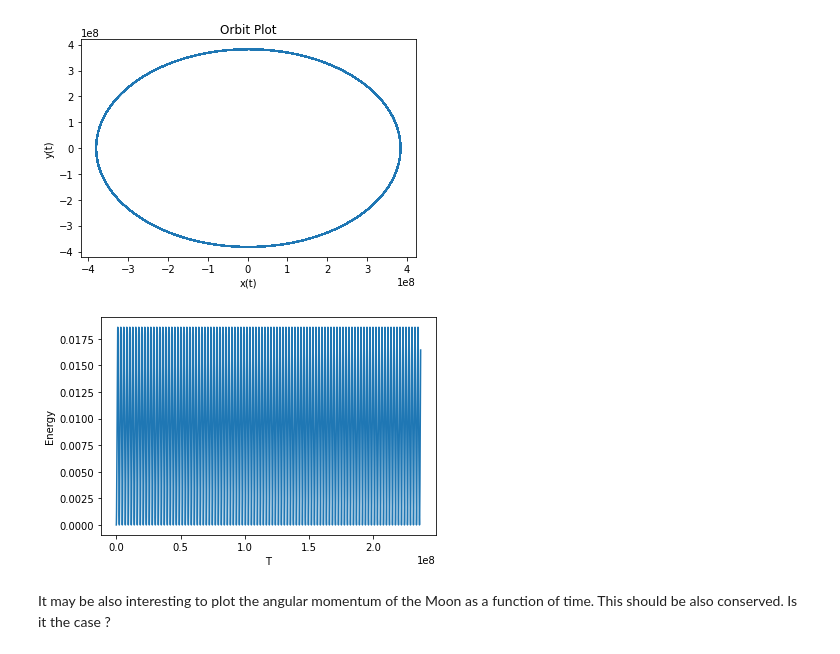
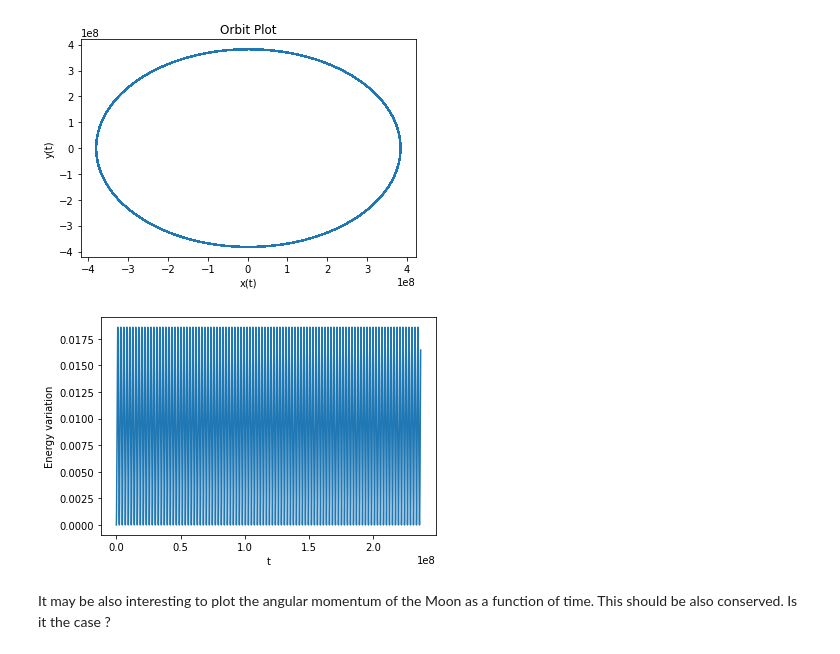
Before and after one commit to fhernandez93/Lecture-5-ODE-PPM, a Jupyter notebook: ODE Training.ipynb, the cells around one changed output. Cells and saved outputs as stored; diff of their text form; code cells hidden in the pictures.

```diff
--- a/ODE Training.ipynb
+++ b/ODE Training.ipynb
@@ -233,11 +233,11 @@ We will take the Earth-Moon system (check mass values on internet, work in METRI
 Write a function called $gravderiv(X,Y,Vx,Vy,t)$ that returns the derivative of vector (X,Y,Vx,Vy)
 # %%
 #Earth-Moon M=6.05×10^24 kg, a= 385776x10^3m, G=6.67408 × 10-11 m3 kg-1 s-2
-M=6.05*(10**24)
-a= 385776*10**3
-G=6.67408*10**-11
+M=6.05e24
+a= 385776e3
+G=6.67408e-11
 y_0=0
-x_0 = 384000*10**3
+x_0 = 384000e3
 v_x_0 = 0
 w = np.sqrt(G*M/a**3)
 V_y_0 =a*w
@@ -497,17 +498,17 @@ plt.show()
 # %%
 #Energy
 T_energy = 0.5 * M * (np.power(moon_result_values_rk4['Vx_t'],2) + np.power(moon_result_values_rk4['Vy_t'],2))
 V_energy = -G*M/np.sqrt(np.power(moon_result_values_rk4['x_t'],2)+np.power(moon_result_values_rk4['y_t'],2))
 energy = T_energy + V_energy
 
 energy_variations = (energy - energy[0])/energy[0]
 
 plt.plot(moon_result_values_rk4['t_points'], energy_variations)
-plt.xlabel("T")
-plt.ylabel("Energy")
+plt.xlabel("t")
+plt.ylabel("Energy variation")
 plt.show()
 # %% [output]
-[figure, old version]
+[figure, new version]
 # %% [markdown]
 It may be also interesting to plot the angular momentum of the Moon as a function of time. This should be also conserved. Is it the case ?
 # %%
```
Also changed, not shown: parts of 10 cells of this notebook.
